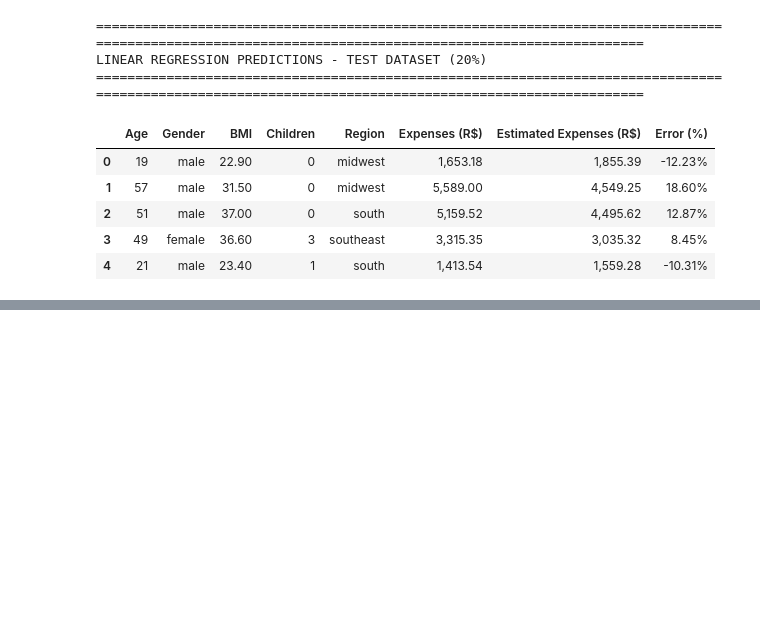
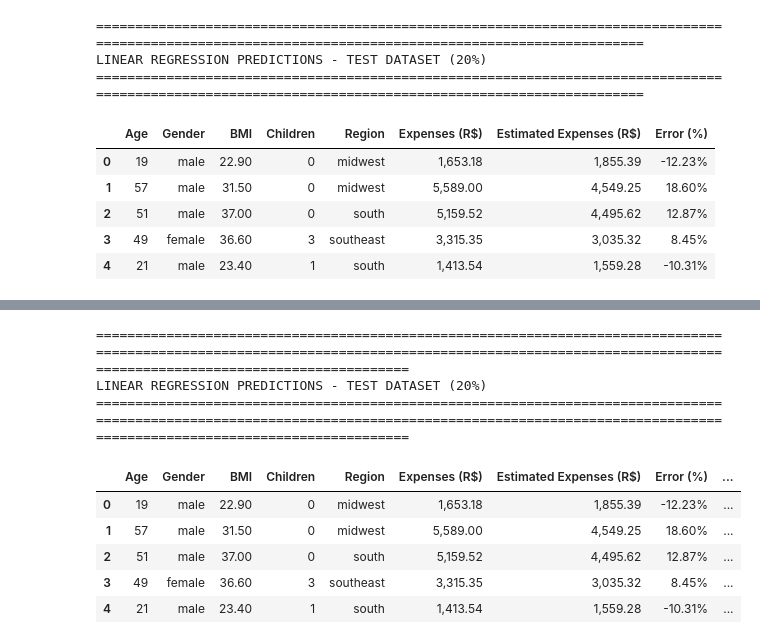
Before and after one commit to renancaetan0/prediction_methods_health_insurance, a Jupyter notebook: notebooks/linear_regression_and_clustering_compairson_health_insurance_case.ipynb, the cells around one changed output, grey strips where cells are left out. Drawn from its saved outputs; the diff is of its cells as text; code cells hidden in the pictures; blank space fills up the shorter version.

Commit message:
feat: add linear regression pricing strategy

```diff
--- a/notebooks/linear_regression_and_clustering_compairson_health_insurance_case.ipynb
+++ b/notebooks/linear_regression_and_clustering_compairson_health_insurance_case.ipynb
@@ -3572,0 +3583,78 @@ LINEAR REGRESSION PREDICTIONS - TEST DATASET (20%)
+# %%
+# displaying result with better formatting
+import pandas as pd
+import numpy as np
+from scipy.special import expit
+
+# set pandas display options to show all columns clearly
+pd.set_option('display.max_columns', None)
+pd.set_option('display.width', None)
+pd.set_option('display.max_colwidth', None)
+
+# create a formatted copy for display
+display_df = results_lm[['age', 'gender', 'bmi', 'children', 'region', 'expenses',
+                         'estimated_expenses_lm', 'error_estimated_expenses (%)']].copy()
+
+# rename columns for cleaner display
+display_df.columns = ['Age', 'Gender', 'BMI', 'Children', 'Region', 'Expenses (R$)',
+                      'Estimated Expenses (R$)', 'Error (%)']
+
+# calculate Amount to Charge (25% uniform margin)
+display_df['Amount to Charge (R$)'] = (results_lm['estimated_expenses_lm'] / 0.75).round(2)
+
+# calculate Profit we'd made (estimated profit with LM pricing)
+display_df['Profit we\'d made (R$)'] = (display_df['Amount to Charge (R$)'] - results_lm['estimated_expenses_lm']).round(2)
+
+# calculate Customer Payment Difference (%)
+customer_payment_diff = ((results_lm['premium'] - display_df['Amount to Charge (R$)']) / results_lm['premium'] * 100).round(2)
+display_df['Customer Payment Difference (%)'] = customer_payment_diff
+
+# calculate Chance of Cancellation using MNL model
+age_mean_train = base_health_insurance_train_df['age'].mean()
+age_std_train = base_health_insurance_train_df['age'].std(ddof=0)
+age_std_train = 1.0 if age_std_train == 0 else age_std_train
+
+age_z = (results_lm['age'] - age_mean_train) / age_std_train
+
+family_pressure_factor = np.where(results_lm['children'] == 0, 1.00,
+                                  np.where(results_lm['children'] == 1, 1.15, 1.30))
+
+premium_increase_pct = -customer_payment_diff
+effective_premium_shock = (premium_increase_pct / 100) * family_pressure_factor
+
+mnl_utility_cancel = alpha_cancel + beta_cancel * effective_premium_shock + beta_age_cancel * age_z
+mnl_denominator = 1 + np.exp(alpha_switch + beta_switch * effective_premium_shock + beta_age_switch * age_z) + np.exp(mnl_utility_cancel)
+prob_cancel = (np.exp(mnl_utility_cancel) / mnl_denominator * 100).round(2)
+
+display_df['Chance of Cancellation (%)'] = prob_cancel
+
+# format numeric columns
+display_df['Expenses (R$)'] = display_df['Expenses (R$)'].apply(lambda x: f'{x:,.2f}')
+display_df['Estimated Expenses (R$)'] = display_df['Estimated Expenses (R$)'].apply(lambda x: f'{x:,.2f}')
+display_df['Amount to Charge (R$)'] = display_df['Amount to Charge (R$)'].apply(lambda x: f'{x:,.2f}')
+display_df['Profit we\'d made (R$)'] = display_df['Profit we\'d made (R$)'].apply(lambda x: f'{x:,.2f}')
+display_df['Error (%)'] = display_df['Error (%)'].apply(lambda x: f'{x:.2f}%')
+display_df['Customer Payment Difference (%)'] = display_df['Customer Payment Difference (%)'].apply(lambda x: f'{x:.2f}%')
+display_df['Chance of Cancellation (%)'] = display_df['Chance of Cancellation (%)'].apply(lambda x: f'{x:.2f}%')
+
+# display the formatted dataframe
+print("=" * 200)
+print("LINEAR REGRESSION PREDICTIONS - TEST DATASET (20%)")
+print("=" * 200 + "\n")
+
+# show first 10 rows
+display(display_df.head())
+
+# reset pandas options
+pd.reset_option('display.max_columns')
+pd.reset_option('display.width')
+# %% [output]
+========================================================================================================================================================================================================
+LINEAR REGRESSION PREDICTIONS - TEST DATASET (20%)
+========================================================================================================================================================================================================
+|  | Age | Gender | BMI | Children | Region | Expenses (R$) | Estimated Expenses (R$) | Error (%) | ... |
+| 0 | 19 | male | 22.90 | 0 | midwest | 1,653.18 | 1,855.39 | -12.23% | ... |
+| 1 | 57 | male | 31.50 | 0 | midwest | 5,589.00 | 4,549.25 | 18.60% | ... |
+| 2 | 51 | male | 37.00 | 0 | south | 5,159.52 | 4,495.62 | 12.87% | ... |
+| 3 | 49 | female | 36.60 | 3 | southeast | 3,315.35 | 3,035.32 | 8.45% | ... |
+| 4 | 21 | male | 23.40 | 1 | south | 1,413.54 | 1,559.28 | -10.31% | ... |
```
Also changed, not shown: parts of 1 cell of this notebook.
